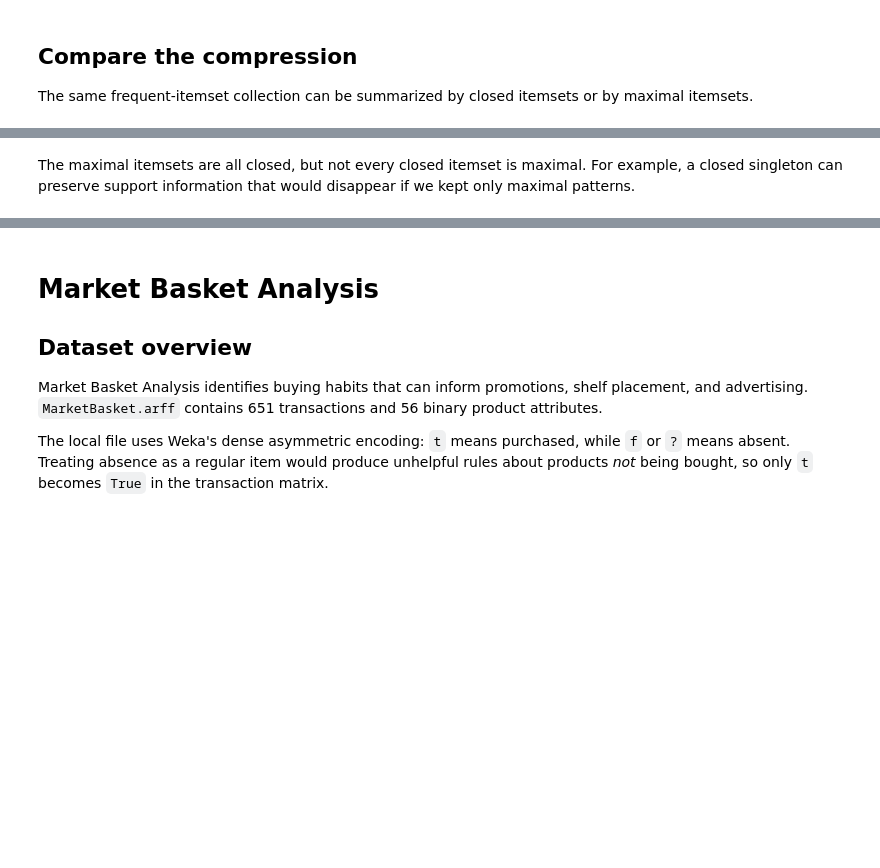
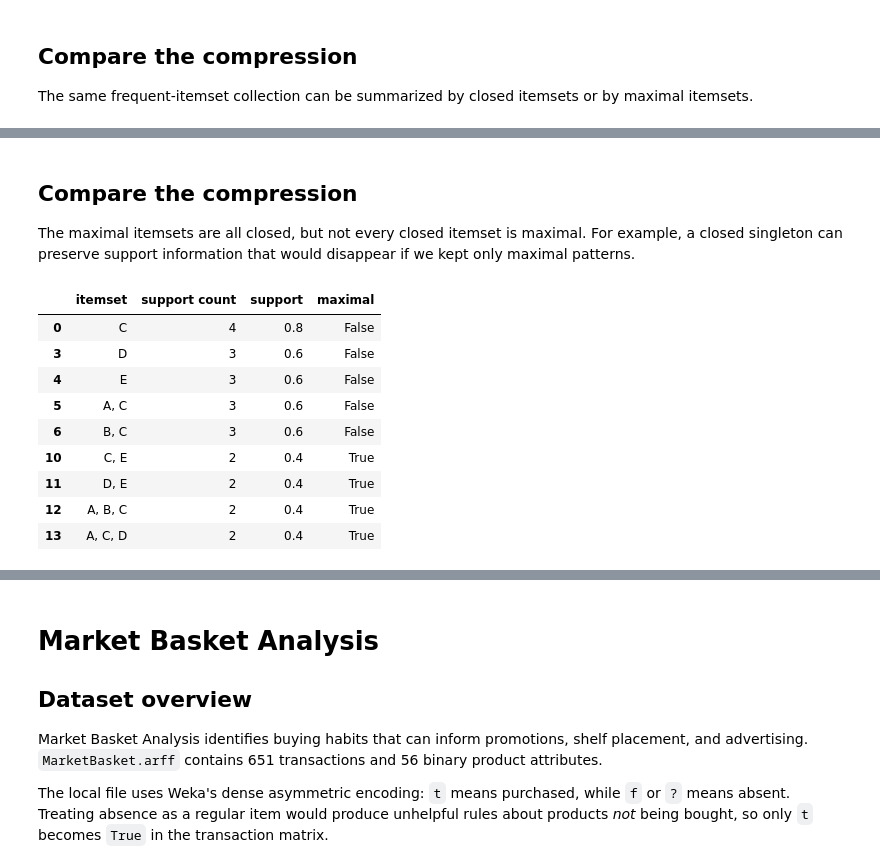
Before and after one commit to w4bo/AA2627-unibo-mldm, a Jupyter notebook: slides/lab-05-association.ipynb, the cells around one changed output, grey strips where cells are left out. Saved outputs shown, nothing was run; the diff lists cells and outputs as text; code cells hidden in the pictures; blank space fills up the shorter version.

```diff
--- a/slides/lab-05-association.ipynb
+++ b/slides/lab-05-association.ipynb
@@ -774,2 +808,17 @@ display(maximal_only[["itemset", "support count", "support", "closed"]])
 # %% [markdown]
+## Compare the compression
+
 The maximal itemsets are all closed, but not every closed itemset is maximal. For example, a closed singleton can preserve support information that would disappear if we kept only maximal patterns.
+# %%
+closed_only[["itemset", "support count", "support", "maximal"]]
+# %% [output]
+|  | itemset | support count | support | maximal |
+| 0 | C | 4 | 0.8 | False |
+| 3 | D | 3 | 0.6 | False |
+| 4 | E | 3 | 0.6 | False |
+| 5 | A, C | 3 | 0.6 | False |
+| 6 | B, C | 3 | 0.6 | False |
+| 10 | C, E | 2 | 0.4 | True |
+| 11 | D, E | 2 | 0.4 | True |
+| 12 | A, B, C | 2 | 0.4 | True |
+| 13 | A, C, D | 2 | 0.4 | True |
```
Also changed, not shown: parts of 22 cells of this notebook.
